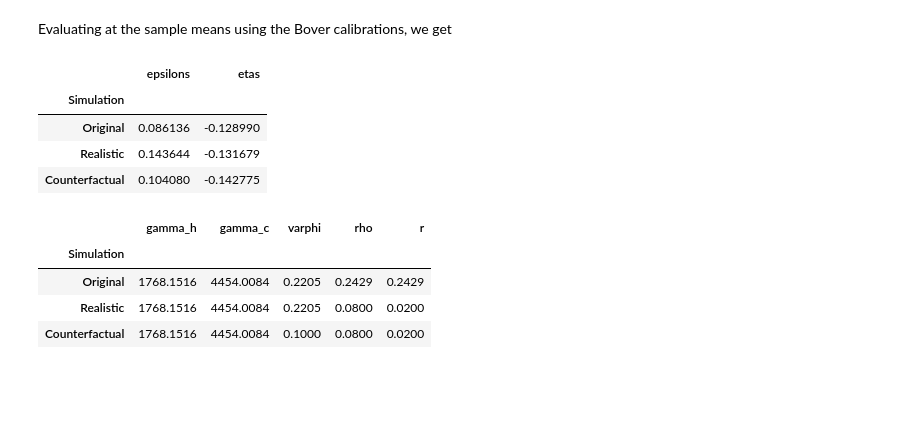
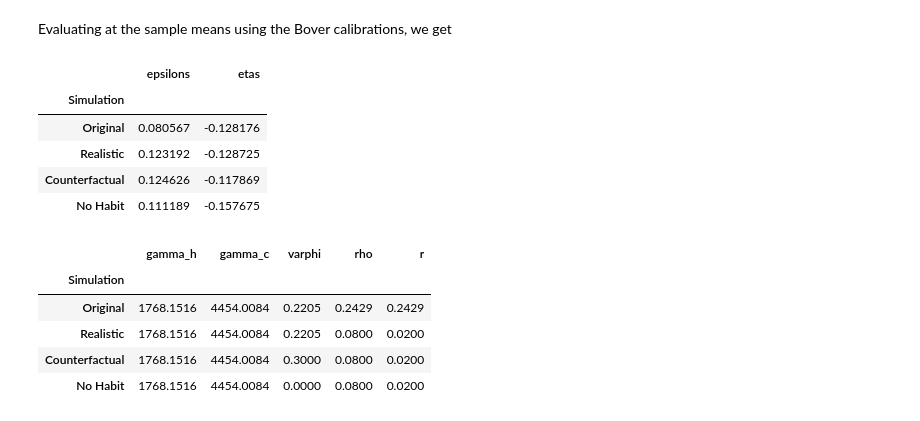
Before and after one commit to mmdrozd/CompMethods2021-DrozdMM, a Jupyter notebook: ProjectMMD.ipynb, the cells around one changed output. Cells and saved outputs as stored; diff of their text form; code cells hidden in the pictures; blank space fills up the shorter version.

```diff
--- a/ProjectMMD.ipynb
+++ b/ProjectMMD.ipynb
@@ -165,14 +32,0 @@ for i in range(T-1):
-# %%
-mean_hours2=np.zeros(T)
-mean_cons2=np.zeros(T)
-for i in range(T):
-    j=i+1
-    var_name = "h"+str(j)
-    cons_name = "c"+str(j)
-    mean_hours2[i]=df2[var_name].mean()
-    mean_cons2[i]=df2[cons_name].mean()
-
-plt.figure()
-plt.plot(mean_hours2)
-plt.xlim([1,40])
-plt.show()
@@ -301,30 +149,34 @@ $$\epsilon = \frac{\gamma_h +\varphi h_{i,t-1}}{h_{i,t}} -1 $$
 Evaluating at the sample means using the Bover calibrations, we get
 # %%
 def epsilon_calc(var, gamma_h=gamma_h, varphi=varphi):
-    epsilon = (gamma_h +varphi *var[0:T-1].mean())/var.mean()-1
-    return(epsilon)
+    epsilon = (gamma_h +varphi *np.mean(var[0:T-1]))/np.mean(var)-1
+    return epsilon
+
 def eta_alph_calc(hour_var, b1=B_1, gamma_h=gamma_h, r=r, varphi=varphi, alpha=Wage, wage=Wage):
-    eta_alpha = (-1)*b1 *(gamma_h + varphi*r*hour_var[1:T-1].mean()/(1+r))*alpha.mean()/wage.mean()/hour_var.mean()
-    return(eta_alpha)
+    eta_alpha = (-1)*b1 *(gamma_h + varphi*r*np.mean(hour_var[1:T-1])/(1+r))*alpha/wage/np.mean(hour_var)
+    return eta_alpha
 #in this setting eta_delta does not matter since the wage is not changing for individuals
 # %%
-epsilon=epsilon_calc(mean_hours, varphi=0.2205)
-epsilon2=epsilon_calc(mean_hours2, varphi=0.2205)
-epsilon3=epsilon_calc(mean_hours3, varphi=0.1)
-eta1=eta_alph_calc(mean_hours, r=0.2429, varphi=0.2205)
-eta2=eta_alph_calc(mean_hours2, r=0.02, varphi=0.2205)
-eta3=eta_alph_calc(mean_hours3, r=0.02, varphi=0.1)
+epsilon=epsilon_calc(h, varphi=varphi1)
+epsilon2=epsilon_calc(h2, varphi=varphi2)
+epsilon3=epsilon_calc(h3, varphi=varphi3)
+epsilon4=epsilon_calc(h4, varphi=varphi4)
+eta1=eta_alph_calc(h, r=r1, varphi=varphi1)
+eta2=eta_alph_calc(h2, r=r2, varphi=varphi2)
+eta3=eta_alph_calc(h3, r=r3, varphi=varphi3)
+eta4=eta_alph_calc(h4, r=r4, varphi=varphi4)
 # %%
-epsilons = [epsilon, epsilon2, epsilon3]
-etas=[eta1,eta2,eta3]
-simulation=['Original', "Realistic", "Counterfactual"]
+epsilons = [epsilon, epsilon2, epsilon3, epsilon4]
+etas=[eta1,eta2,eta3, eta4]
+simulation=['Original', "Realistic", "Counterfactual", "No Habit"]
 elast = pd.DataFrame({'Simulation':simulation,'epsilons':epsilons, 'etas':etas})
 elast=elast.set_index('Simulation')
 elast.head()
 # %% [output]
 |  | epsilons | etas |
 | Simulation |  |  |
-| Original | 0.086136 | -0.128990 |
-| Realistic | 0.143644 | -0.131679 |
-| Counterfactual | 0.104080 | -0.142775 |
+| Original | 0.080567 | -0.128176 |
+| Realistic | 0.123192 | -0.128725 |
+| Counterfactual | 0.124626 | -0.117869 |
+| No Habit | 0.111189 | -0.157675 |
 # %%
@@ -332,11 +184,12 @@ elast.to_latex('Tables/elast_table.tex', header=['$\epsilon$', '$\eta^{\\alpha}$
-# %%
-calibrations=pd.DataFrame({"Simulation":simulation, "gamma_h":[gamma_h, gamma_h, gamma_h], "gamma_c":[gamma_c, gamma_c, gamma_c],"varphi":[0.2205, 0.2205, 0.1], "rho":[0.2429, 0.08, 0.08], "r":[0.2429,0.02,0.02]})
-calibrations=calibrations.set_index('Simulation')
-calibrations.head()
-# %% [output]
-|  | gamma_h | gamma_c | varphi | rho | r |
-| Simulation |  |  |  |  |  |
-| Original | 1768.1516 | 4454.0084 | 0.2205 | 0.2429 | 0.2429 |
-| Realistic | 1768.1516 | 4454.0084 | 0.2205 | 0.0800 | 0.0200 |
-| Counterfactual | 1768.1516 | 4454.0084 | 0.1000 | 0.0800 | 0.0200 |
+# %%
+calibrations=pd.DataFrame({"Simulation":simulation, "gamma_h":[gamma_h1, gamma_h2, gamma_h3, gamma_h4], "gamma_c":[gamma_c1, gamma_c2, gamma_c3, gamma_c4],"varphi":[varphi1, varphi2, varphi3, varphi4], "rho":[rho1, rho2, rho3, rho4], "r":[r1,r2,r3,r4]})
+calibrations=calibrations.set_index('Simulation')
+calibrations.head()
+# %% [output]
+|  | gamma_h | gamma_c | varphi | rho | r |
+| Simulation |  |  |  |  |  |
+| Original | 1768.1516 | 4454.0084 | 0.2205 | 0.2429 | 0.2429 |
+| Realistic | 1768.1516 | 4454.0084 | 0.2205 | 0.0800 | 0.0200 |
+| Counterfactual | 1768.1516 | 4454.0084 | 0.3000 | 0.0800 | 0.0200 |
+| No Habit | 1768.1516 | 4454.0084 | 0.0000 | 0.0800 | 0.0200 |
 # %%
```
Also changed, not shown: parts of 25 cells of this notebook.
